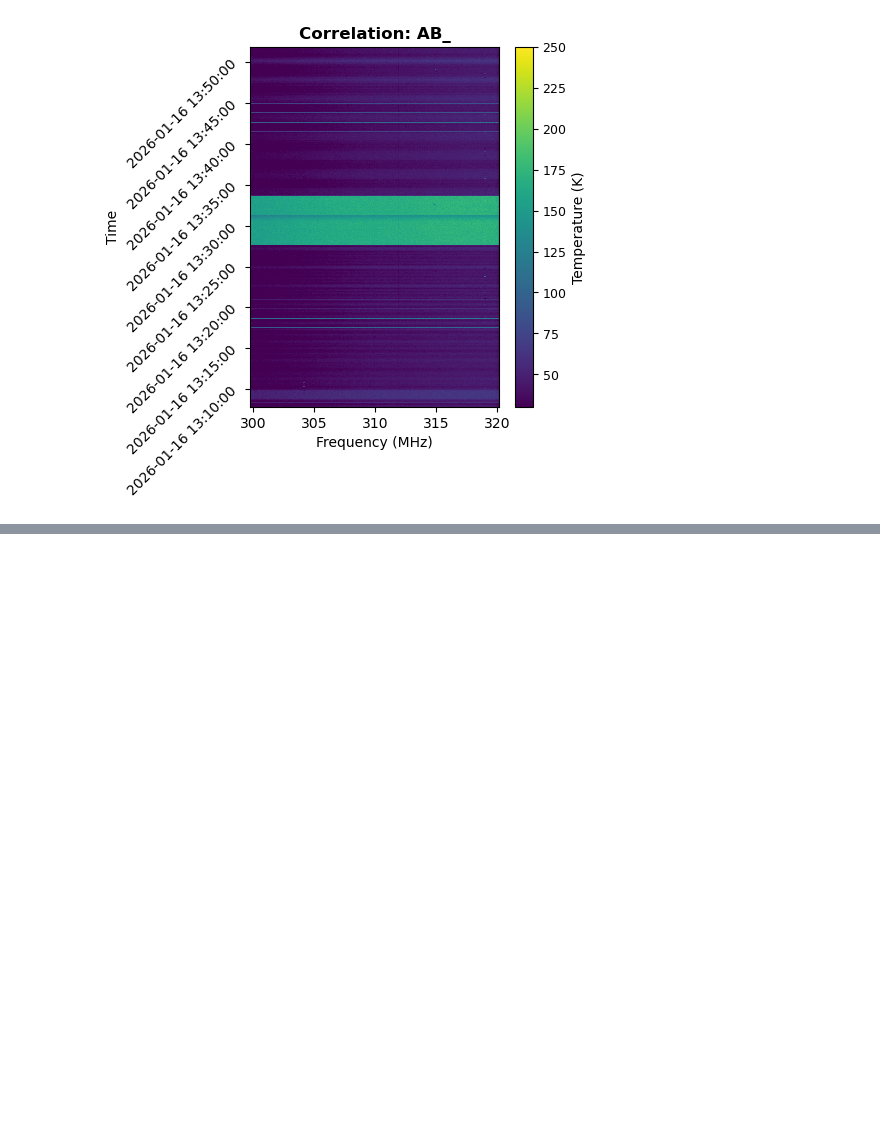
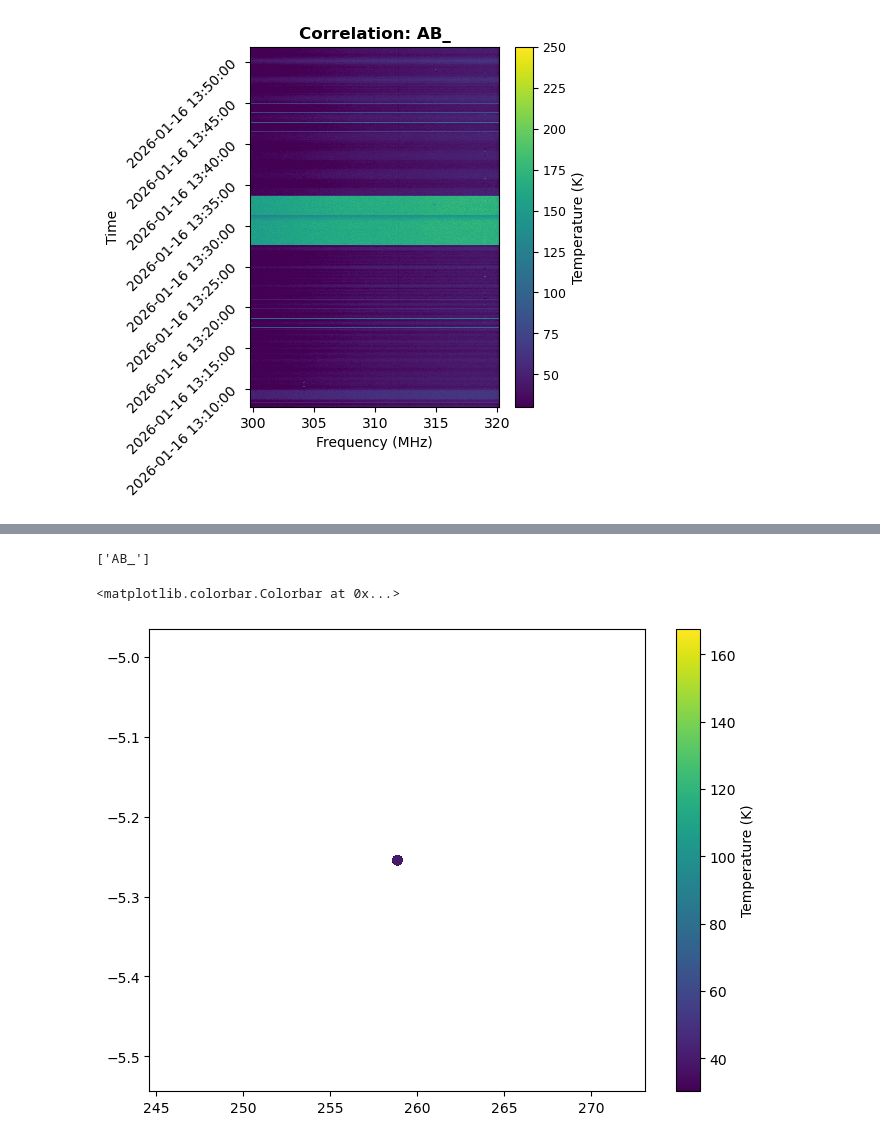
Before and after one commit to akvydula/skymap, a Jupyter notebook: notebooks/beam_jan_2026.ipynb, the cells around one changed output, grey strips where cells are left out. Drawn from its saved outputs; the diff is of its cells as text; code cells hidden in the pictures; blank space fills up the shorter version.

```diff
--- a/notebooks/beam_jan_2026.ipynb
+++ b/notebooks/beam_jan_2026.ipynb
@@ -135,0 +154,2 @@ print(const_rbw)
+# %%
+test =  plots.get_plot_data(beam_obs_with_pointing, calibrated=True, data_type="magnitude", attribute="AB_")
@@ -135,0 +178,11 @@ print(const_rbw)
+# %%
+test['to_plot']
+# %% [output]
+['AB_']
+# %%
+plt.figure(figsize=(8, 6))
+plt.scatter(test['ra'], test['dec'], c=np.nanmean(test['plot_data'][test['to_plot'][0]], axis=1), cmap="viridis")
+plt.colorbar(label=test["cbar_label"])
+# %% [output]
+<matplotlib.colorbar.Colorbar at 0x...>
+[figure, added]
```
Also changed, not shown: parts of 23 cells of this notebook, 3 other files.
